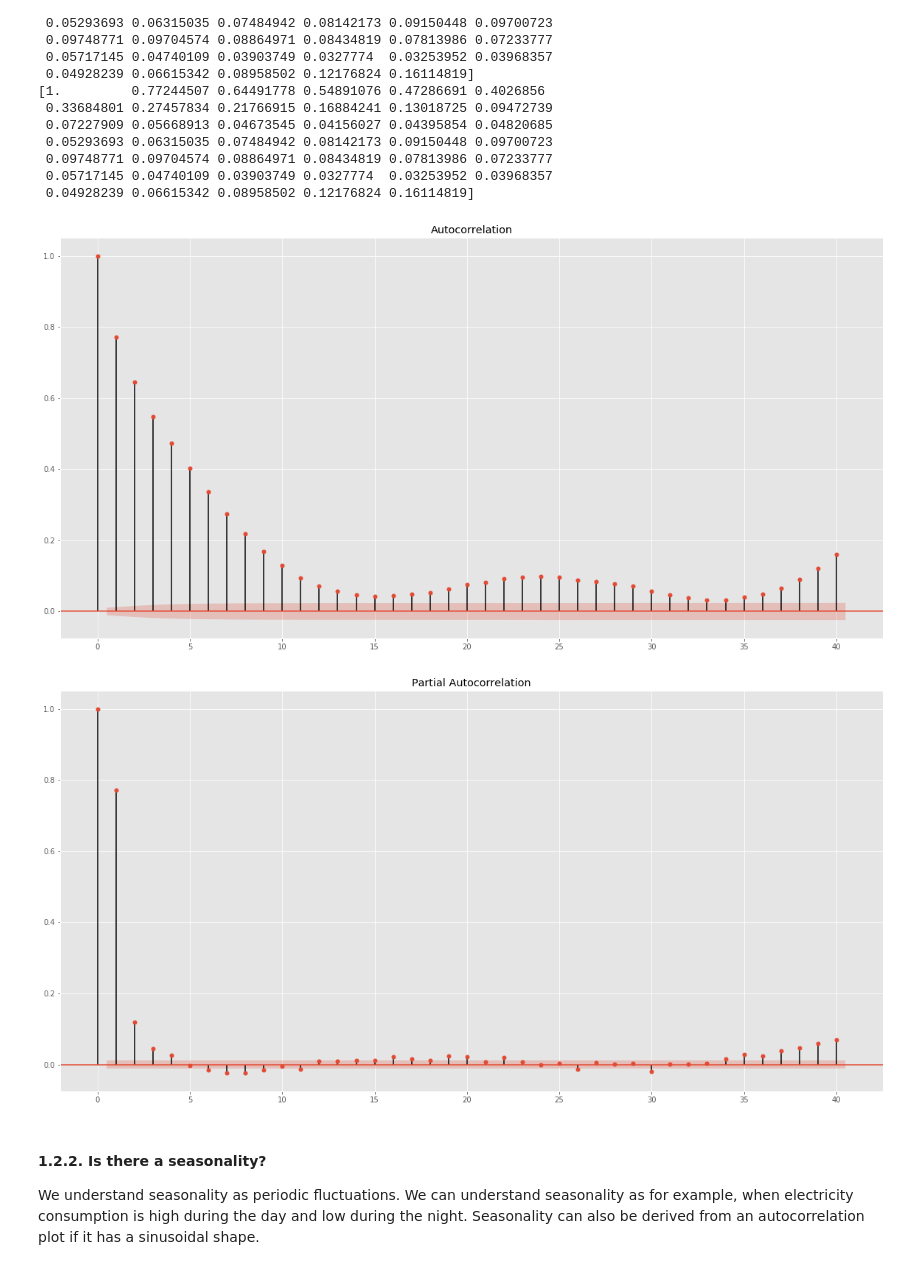
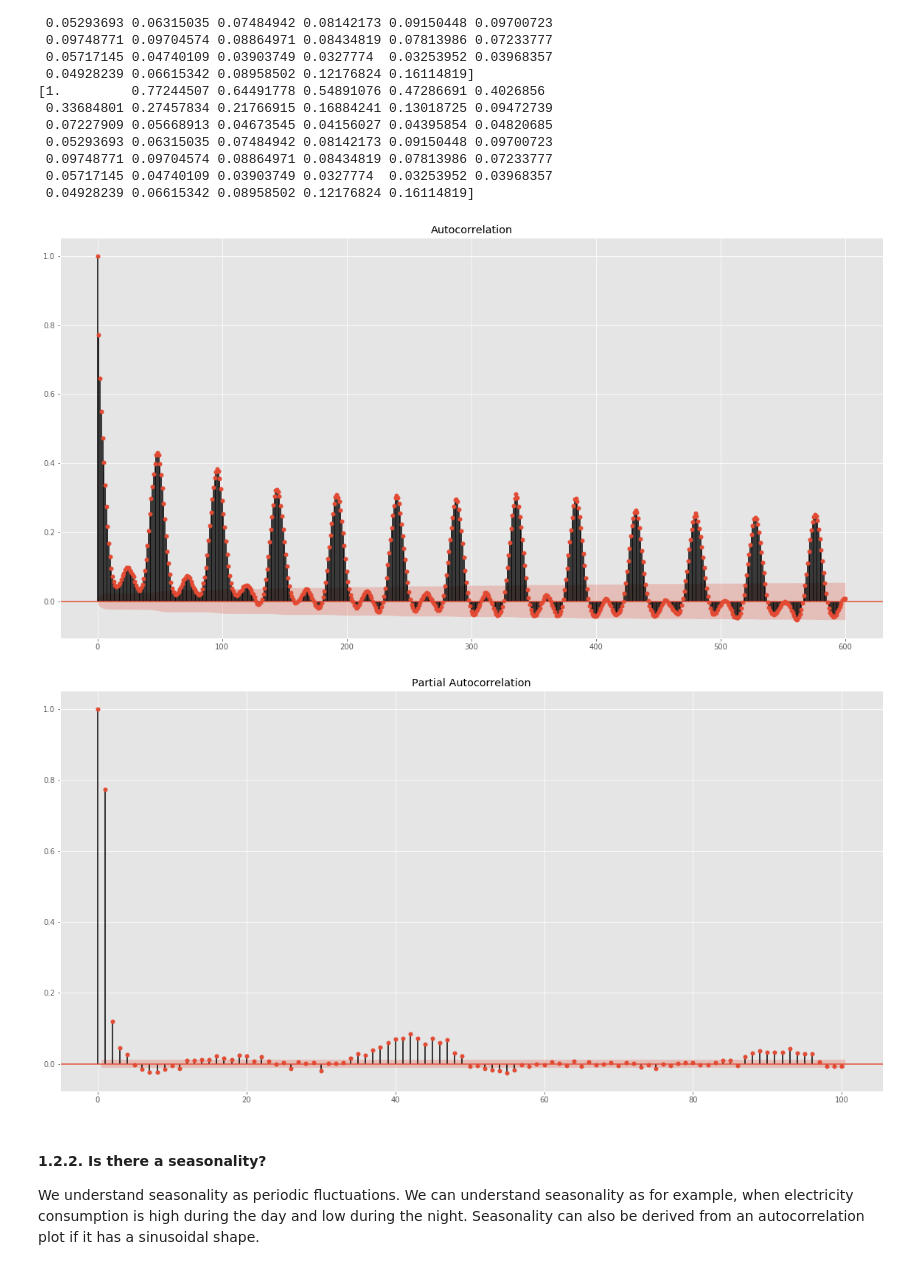
Before and after one commit to wobniarin/Project-Week-8-Final-Project, a Jupyter notebook: your-project/2.JupyterNotebooks/1_Data_Analysis_ML_Model.ipynb, the cells around one changed output. Cells and saved outputs as stored; diff of their text form; code cells hidden in the pictures.

```diff
--- a/your-project/2.JupyterNotebooks/1_Data_Analysis_ML_Model.ipynb
+++ b/your-project/2.JupyterNotebooks/1_Data_Analysis_ML_Model.ipynb
@@ -155,16 +155,16 @@ print(sm.graphics.tsa.acf(user_291_df, nlags=40))
  0.04928239 0.06615342 0.08958502 0.12176824 0.16114819]
 # %%
 # Plotting autocorrelation
-sm.graphics.tsa.plot_acf(user_291_df, lags=40)
+sm.graphics.tsa.plot_acf(user_291_df, lags=600)
 plt.show()
 # %% [output]
-[figure, old version]
+[figure, new version]
 # %%
 # Plotting partial autocorrelation
-sm.graphics.tsa.plot_pacf(user_291_df, lags=40)
+sm.graphics.tsa.plot_pacf(user_291_df, lags=100)
 plt.show()
 # %% [output]
-[figure, old version]
+[figure, new version]
 # %% [markdown]
 #### 1.2.2. Is there a seasonality?
 We understand seasonality as periodic fluctuations. We can understand seasonality as for example, when electricity consumption is high during the day and low during the night. Seasonality can also be derived from an autocorrelation plot if it has a sinusoidal shape.
```
